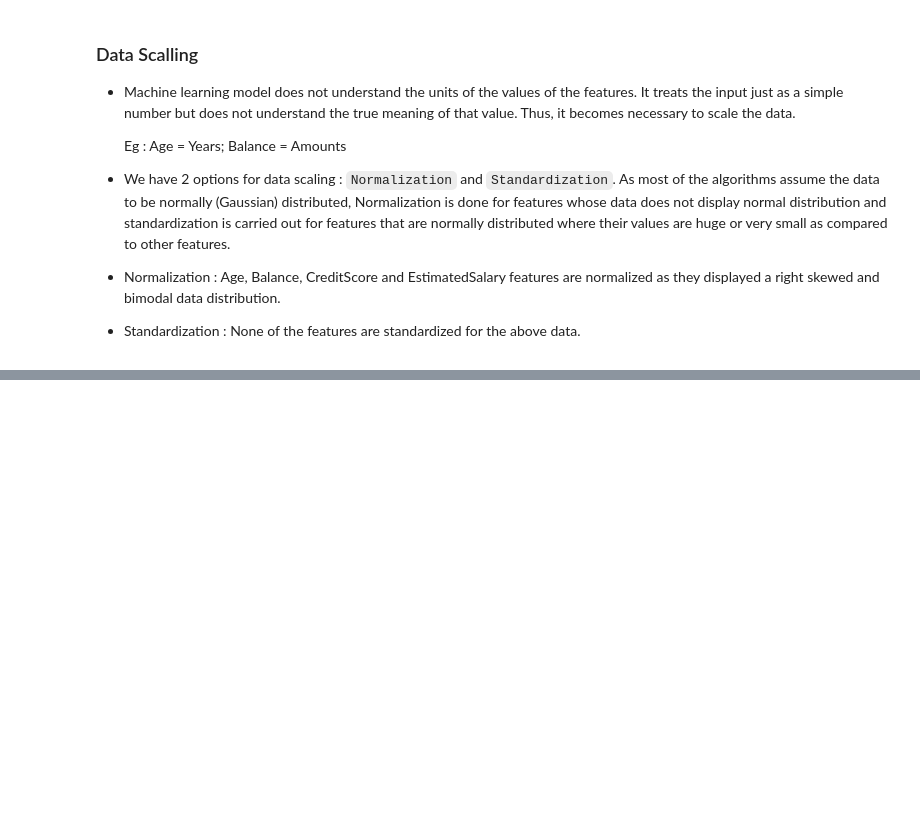
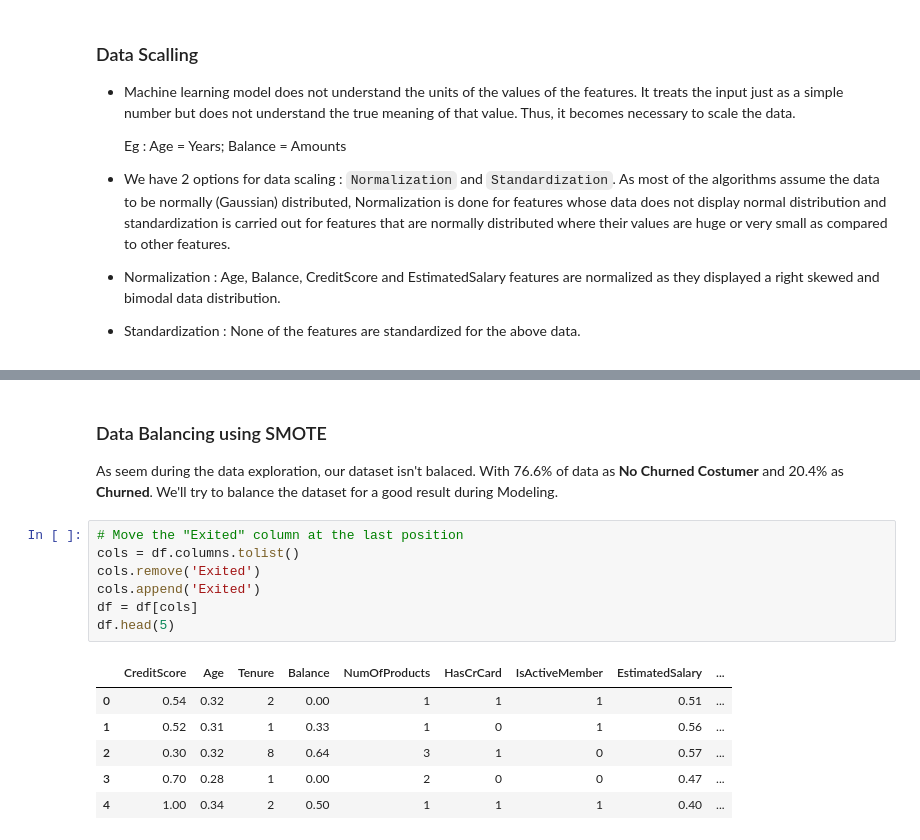
Before and after one commit to jacquesbilombe/CRM-Customers-Churn, a Jupyter notebook: ChurnScore.ipynb, the cells around one changed output, grey strips where cells are left out. Saved outputs shown, nothing was run; the diff lists cells and outputs as text; blank space fills up the shorter version.

```diff
--- a/ChurnScore.ipynb
+++ b/ChurnScore.ipynb
@@ -276,0 +318,20 @@ The visualization provides a comprehensive view of the distribution of Gender, G
+# %% [markdown]
+### Data Balancing using SMOTE
+
+As seem during the data exploration, our dataset isn't balaced.
+With 76.6% of data as **No Churned Costumer** and 20.4% as **Churned**.
+We'll try to balance the dataset for a good result during Modeling.
+# %%
+# Move the "Exited" column at the last position
+cols = df.columns.tolist()
+cols.remove('Exited')
+cols.append('Exited')
+df = df[cols]
+df.head(5)
+# %% [output]
+|  | CreditScore | Age | Tenure | Balance | NumOfProducts | HasCrCard | IsActiveMember | EstimatedSalary | ... |
+| 0 | 0.54 | 0.32 | 2 | 0.00 | 1 | 1 | 1 | 0.51 | ... |
+| 1 | 0.52 | 0.31 | 1 | 0.33 | 1 | 0 | 1 | 0.56 | ... |
+| 2 | 0.30 | 0.32 | 8 | 0.64 | 3 | 1 | 0 | 0.57 | ... |
+| 3 | 0.70 | 0.28 | 1 | 0.00 | 2 | 0 | 0 | 0.47 | ... |
+| 4 | 1.00 | 0.34 | 2 | 0.50 | 1 | 1 | 1 | 0.40 | ... |
```
Also changed, not shown: parts of 10 cells of this notebook.
